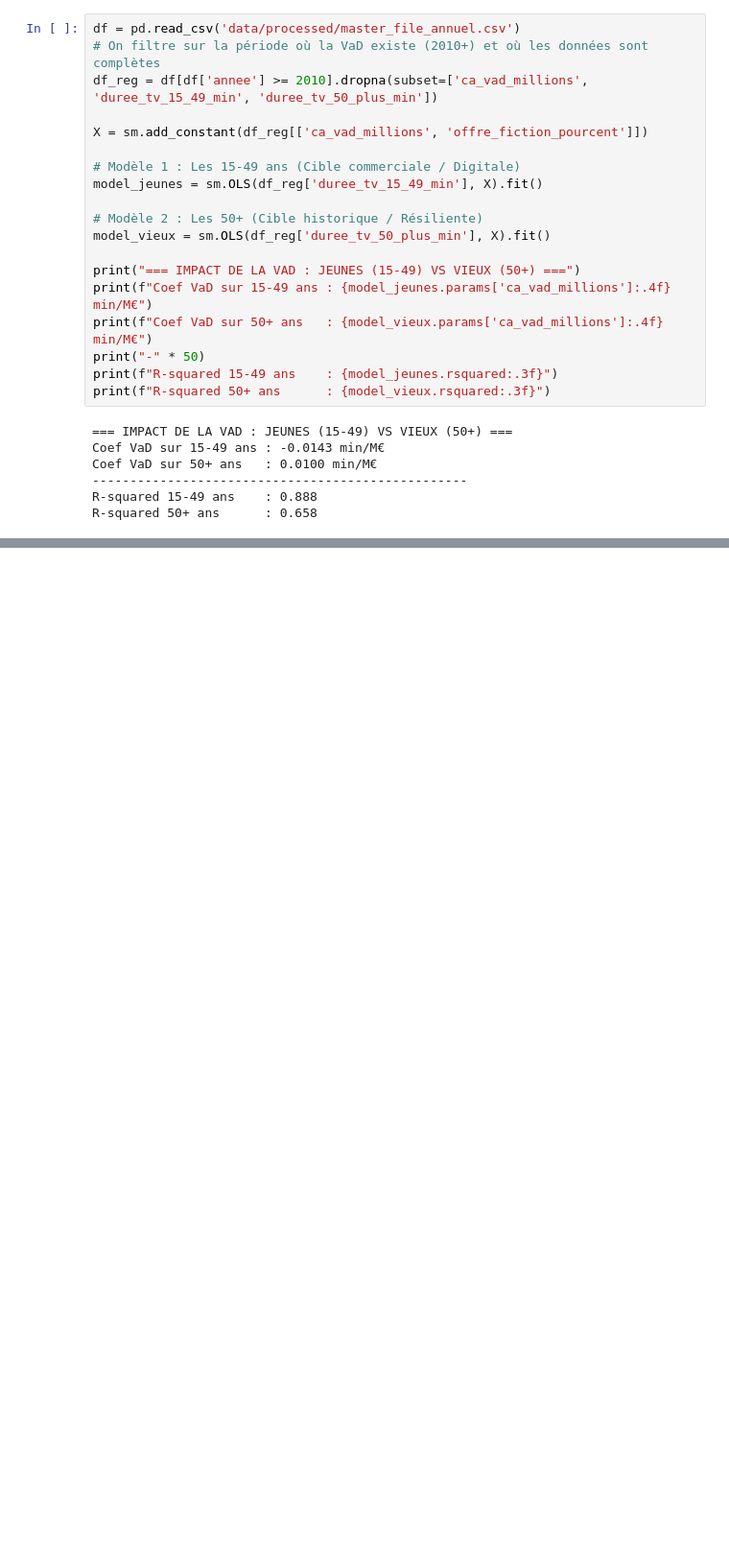
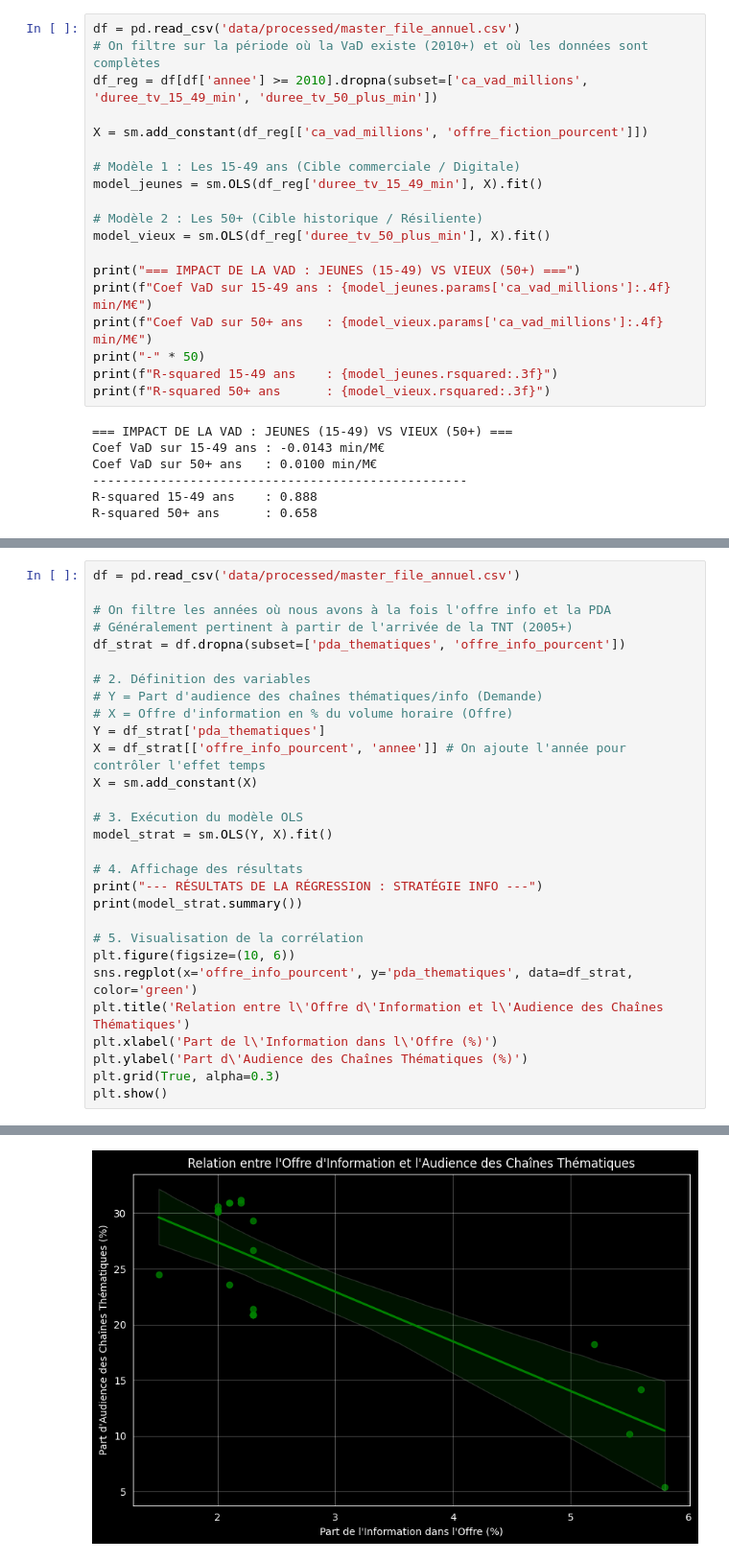
Before and after one commit to MaxbanCh/DataScienceProject, a Jupyter notebook: regression_axes.ipynb, the cells around one changed output, grey strips where cells are left out. Shown at 96% size. Cells and saved outputs as stored; diff of their text form; blank space fills up the shorter version.

```diff
--- a/regression_axes.ipynb
+++ b/regression_axes.ipynb
@@ -229,0 +277,30 @@ R-squared 50+ ans      : 0.658
+# %%
+df = pd.read_csv('data/processed/master_file_annuel.csv')
+
+# On filtre les années où nous avons à la fois l'offre info et la PDA
+# Généralement pertinent à partir de l'arrivée de la TNT (2005+)
+df_strat = df.dropna(subset=['pda_thematiques', 'offre_info_pourcent'])
+
+# 2. Définition des variables
+# Y = Part d'audience des chaînes thématiques/info (Demande)
+# X = Offre d'information en % du volume horaire (Offre)
+Y = df_strat['pda_thematiques']
+X = df_strat[['offre_info_pourcent', 'annee']] # On ajoute l'année pour contrôler l'effet temps
+X = sm.add_constant(X)
+
+# 3. Exécution du modèle OLS
+model_strat = sm.OLS(Y, X).fit()
+
+# 4. Affichage des résultats
+print("--- RÉSULTATS DE LA RÉGRESSION : STRATÉGIE INFO ---")
+print(model_strat.summary())
+
+# 5. Visualisation de la corrélation
+plt.figure(figsize=(10, 6))
+sns.regplot(x='offre_info_pourcent', y='pda_thematiques', data=df_strat, color='green')
+plt.title('Relation entre l\'Offre d\'Information et l\'Audience des Chaînes Thématiques')
+plt.xlabel('Part de l\'Information dans l\'Offre (%)')
+plt.ylabel('Part d\'Audience des Chaînes Thématiques (%)')
+plt.grid(True, alpha=0.3)
+plt.show()
+# %% [output]
@@ -229,0 +324 @@ R-squared 50+ ans      : 0.658
+[figure, added]
```
Also changed, not shown: parts of 4 cells of this notebook, 1 other file.
